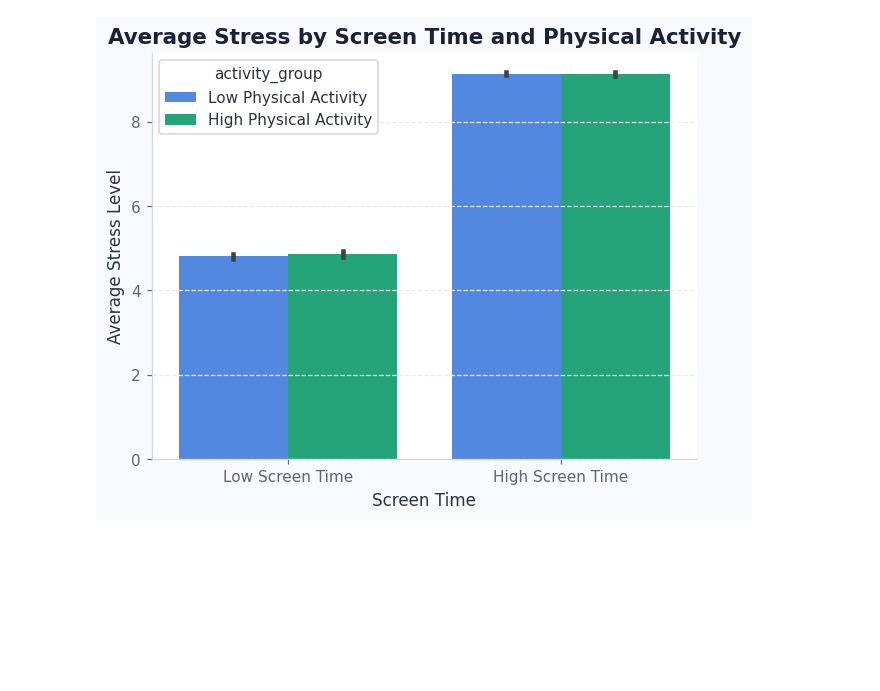
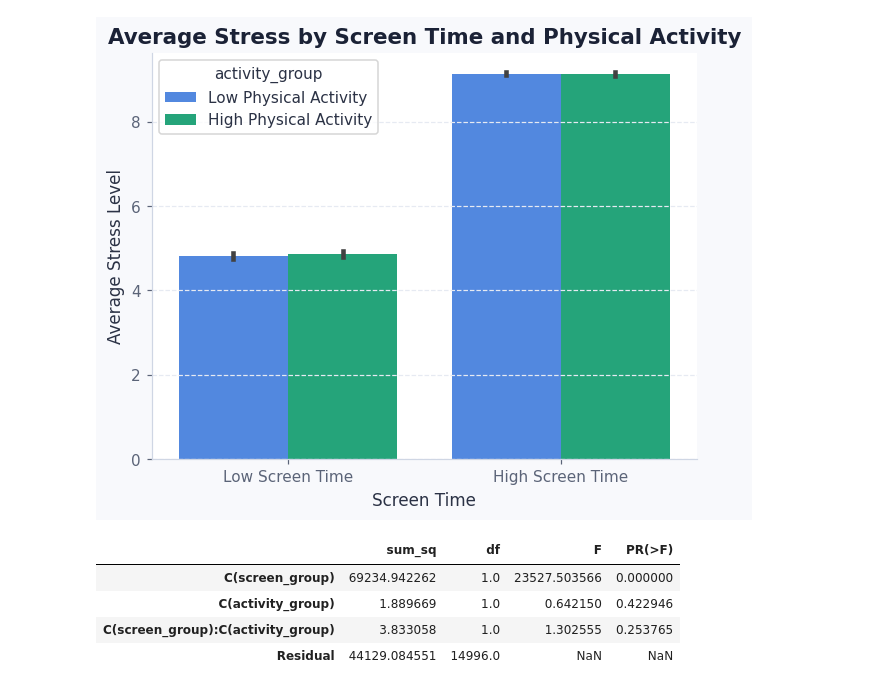
Before and after one commit to shivainlabs/Sleep-Screen-Time-and-Stress-Analysis, a Jupyter notebook: notebooks/01_data_understanding_eda.ipynb, the cells around one changed output. Drawn from its saved outputs; the diff is of its cells as text; code cells hidden in the pictures; blank space fills up the shorter version.

```diff
--- a/notebooks/01_data_understanding_eda.ipynb
+++ b/notebooks/01_data_understanding_eda.ipynb
@@ -495,3 +495,21 @@ plt.xlabel('Screen Time')
 plt.show()
 # %% [output]
 [figure]
+# %%
+import statsmodels.api as sm
+from statsmodels.formula.api import ols
+
+model = ols(
+    'stress_level ~ C(screen_group) * C(activity_group)',
+    data=df
+).fit()
+
+anova_table = sm.stats.anova_lm(model, typ=2)
+
+anova_table
+# %% [output]
+|  | sum_sq | df | F | PR(>F) |
+| C(screen_group) | 69234.942262 | 1.0 | 23527.503566 | 0.000000 |
+| C(activity_group) | 1.889669 | 1.0 | 0.642150 | 0.422946 |
+| C(screen_group):C(activity_group) | 3.833058 | 1.0 | 1.302555 | 0.253765 |
+| Residual | 44129.084551 | 14996.0 | NaN | NaN |
```
Also changed, not shown: parts of 7 cells of this notebook.
